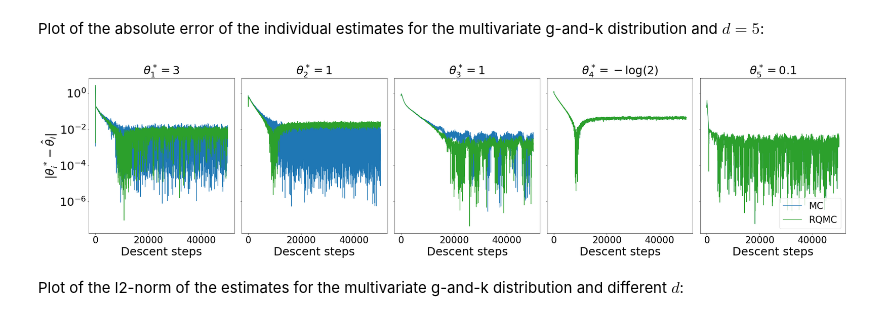
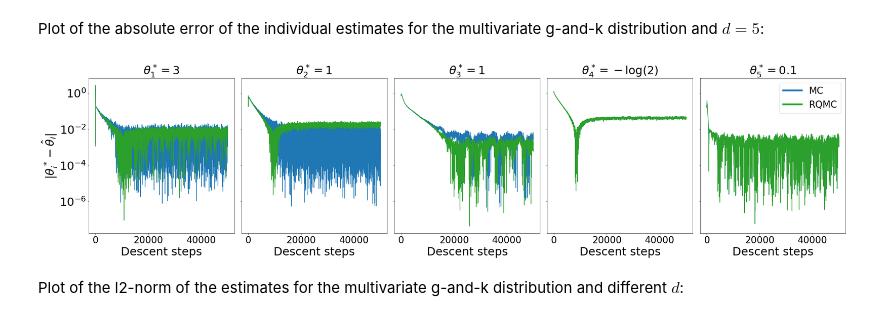
Before and after one commit to johannnamr/Discrepancy-based-inference-using-QMC, a Jupyter notebook: Visualisations/Inference.ipynb, the cells around one changed output. Drawn from its saved outputs; the diff is of its cells as text; code cells hidden in the pictures.

```diff
--- a/Visualisations/Inference.ipynb
+++ b/Visualisations/Inference.ipynb
@@ -1213,6 +1213,8 @@ $d=50$ & -0.2918 & -0.2957 \\
 ### Optimisation results for multivariate g-and-k distribution
 # %% [markdown]
 Plot of the absolute error of the individual estimates for the multivariate g-and-k distribution and $d=5$:
+# %%
+theta = np.array([3,1,1,-np.log(2),0.1])
 # %%
 SMALL_SIZE = 32
 MEDIUM_SIZE = 32
@@ -1228,45 +1230,46 @@ plt.rc('figure', titlesize=BIGGER_SIZE)   # fontsize of the figure title
 # %%
 fig,(ax1,ax2,ax3,ax4,ax5) = plt.subplots(1,5,figsize=(38,8),sharey='row')
 cmap = plt.get_cmap("tab10")
 
-ax1.plot(range(max_it+1),np.abs(theta[0]-mvgandk_mmd2_optim_d5_mc['theta'][:,0]), color=cmap(0), label='MC')
-ax1.plot(range(max_it+1),np.abs(theta[0]-mvgandk_mmd2_optim_d5_rqmc['theta'][:,0]), color=cmap(2), label='RQMC')
+ax1.plot(np.abs(theta[0]-mvgandk_mmd2_optim_d5_mc['theta'][:,0]), color=cmap(0), label='MC')
+ax1.plot(np.abs(theta[0]-mvgandk_mmd2_optim_d5_rqmc['theta'][:,0]), color=cmap(2), label='RQMC')
 ax1.set_yscale('log', basey=10)
 ax1.set_xlabel('Descent steps')
 ax1.set_ylabel(r'$|\theta_i^*-\hat{\theta}_i|$')
 ax1.set_title(r'$\theta^*_{1}=$'+str(theta[0].astype(int)))
 
-ax2.plot(range(max_it+1),np.abs(theta[1]-mvgandk_mmd2_optim_d5_mc['theta'][:,1]), color=cmap(0), label='MC')
-ax2.plot(range(max_it+1),np.abs(theta[1]-mvgandk_mmd2_optim_d5_rqmc['theta'][:,1]), color=cmap(2), label='RQMC')
+ax2.plot(np.abs(theta[1]-mvgandk_mmd2_optim_d5_mc['theta'][:,1]), color=cmap(0), label='MC')
+ax2.plot(np.abs(theta[1]-mvgandk_mmd2_optim_d5_rqmc['theta'][:,1]), color=cmap(2), label='RQMC')
 ax2.set_yscale('log', basey=10)
 ax2.set_xlabel('Descent steps')
 ax2.set_title(r'$\theta^*_{2}=$'+str(theta[1].astype(int)))
 
-ax3.plot(range(max_it+1),np.abs(theta[2]-mvgandk_mmd2_optim_d5_mc['theta'][:,2]), color=cmap(0), label='MC')
-ax3.plot(range(max_it+1),np.abs(theta[2]-mvgandk_mmd2_optim_d5_rqmc['theta'][:,2]), color=cmap(2), label='RQMC')
+ax3.plot(np.abs(theta[2]-mvgandk_mmd2_optim_d5_mc['theta'][:,2]), color=cmap(0), label='MC')
+ax3.plot(np.abs(theta[2]-mvgandk_mmd2_optim_d5_rqmc['theta'][:,2]), color=cmap(2), label='RQMC')
 ax3.set_yscale('log', basey=10)
 ax3.set_xlabel('Descent steps')
 ax3.set_title(r'$\theta^*_{3}=$'+str(theta[2].astype(int)))
 
-ax4.plot(range(max_it+1),np.abs(theta[3]-mvgandk_mmd2_optim_d5_rqmc['theta'][:,3]), color=cmap(0), label='MC')
-ax4.plot(range(max_it+1),np.abs(theta[3]-mvgandk_mmd2_optim_d5_rqmc['theta'][:,3]), color=cmap(2), label='RQMC')
+ax4.plot(np.abs(theta[3]-mvgandk_mmd2_optim_d5_rqmc['theta'][:,3]), color=cmap(0), label='MC')
+ax4.plot(np.abs(theta[3]-mvgandk_mmd2_optim_d5_rqmc['theta'][:,3]), color=cmap(2), label='RQMC')
 ax4.set_yscale('log', basey=10)
 ax4.set_xlabel('Descent steps')
 ax4.set_title(r'$\theta^*_{4}=-\log(2)$')
 
-ax5.plot(range(max_it+1),np.abs(theta[4]-mvgandk_mmd2_optim_d5_rqmc['theta'][:,4]), color=cmap(0), label='MC')
-ax5.plot(range(max_it+1),np.abs(theta[4]-mvgandk_mmd2_optim_d5_rqmc['theta'][:,4]), color=cmap(2), label='RQMC')
+ax5.plot(np.abs(theta[4]-mvgandk_mmd2_optim_d5_rqmc['theta'][:,4]), color=cmap(0), label='MC')
+ax5.plot(np.abs(theta[4]-mvgandk_mmd2_optim_d5_rqmc['theta'][:,4]), color=cmap(2), label='RQMC')
 ax5.set_yscale('log', basey=10)
 ax5.set_xlabel('Descent steps')
 ax5.set_title(r'$\theta^*_{5}=0.1$')
-ax5.legend(loc='lower right')
+leg = ax5.legend(loc='upper right')
+plt.setp(leg.get_lines(), linewidth=5)
 
 plt.subplots_adjust(wspace=0.05, hspace=0.05)
 
 plt.savefig('mvgandk_mmd2_estimates_abserror_d5.png',bbox_inches = 'tight', pad_inches = .1)
 plt.show()
 # %% [output]
-[figure, old version]
+[figure, new version]
 # %% [markdown]
 Plot of the l2-norm of the estimates for the multivariate g-and-k distribution and different $d$:
 # %%
```
